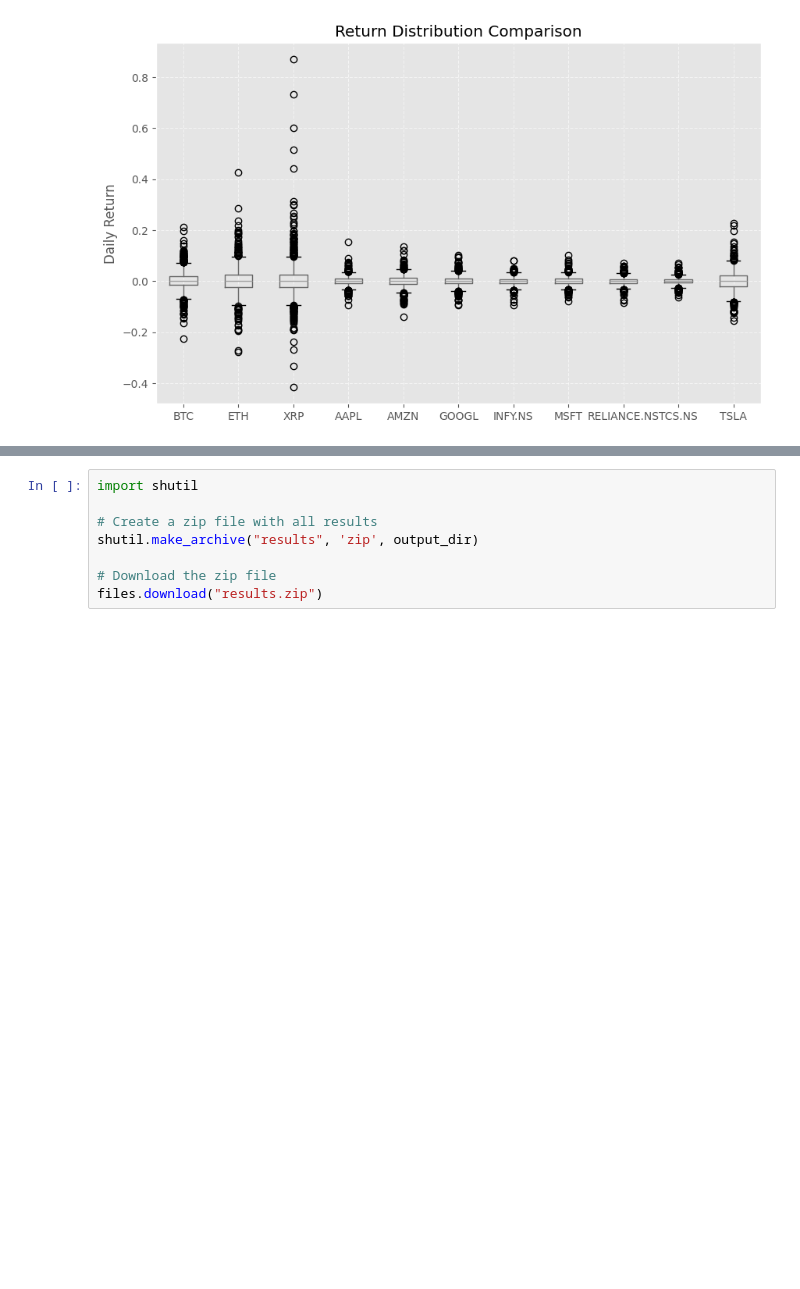
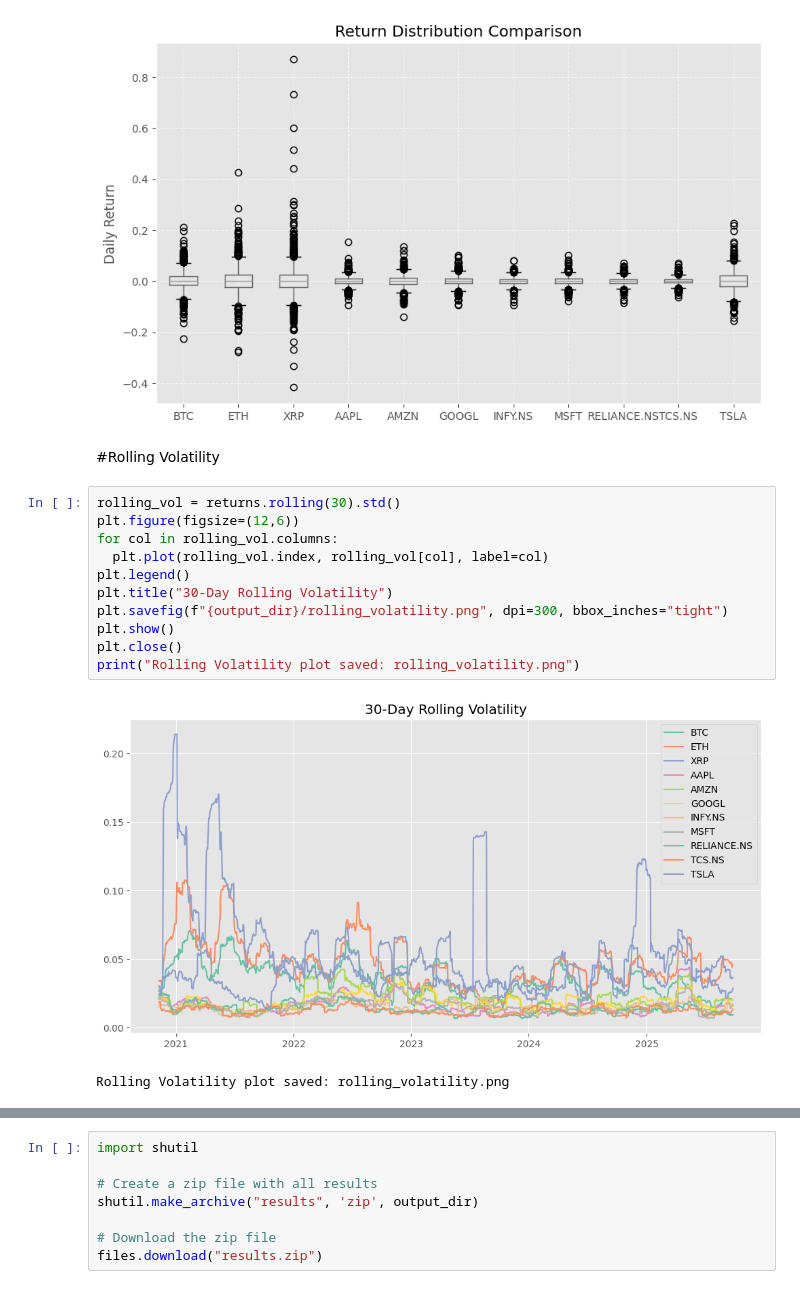
Before and after one commit to maniram3112/stock-vs-crypto-risk-return-analysis, a Jupyter notebook: notebooks/exploratory_data_analysis.ipynb, the cells around one changed output, grey strips where cells are left out. Drawn from its saved outputs; the diff is of its cells as text; blank space fills up the shorter version.

```diff
--- a/notebooks/exploratory_data_analysis.ipynb
+++ b/notebooks/exploratory_data_analysis.ipynb
@@ -183,3 +189,19 @@ plt.show()
 # %% [output]
 [figure]
 [figure]
+# %% [markdown]
+#Rolling Volatility
+# %%
+rolling_vol = returns.rolling(30).std()
+plt.figure(figsize=(12,6))
+for col in rolling_vol.columns:
+  plt.plot(rolling_vol.index, rolling_vol[col], label=col)
+plt.legend()
+plt.title("30-Day Rolling Volatility")
+plt.savefig(f"{output_dir}/rolling_volatility.png", dpi=300, bbox_inches="tight")
+plt.show()
+plt.close()
+print("Rolling Volatility plot saved: rolling_volatility.png")
+# %% [output]
+[figure, added]
+Rolling Volatility plot saved: rolling_volatility.png
```
Also changed, not shown: parts of 8 cells of this notebook.
